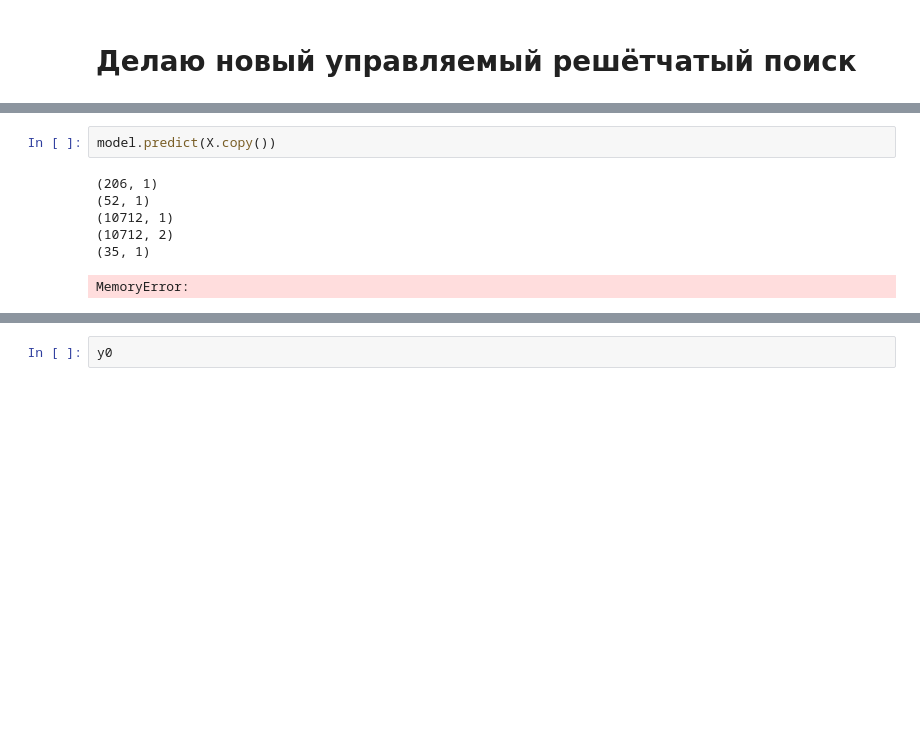
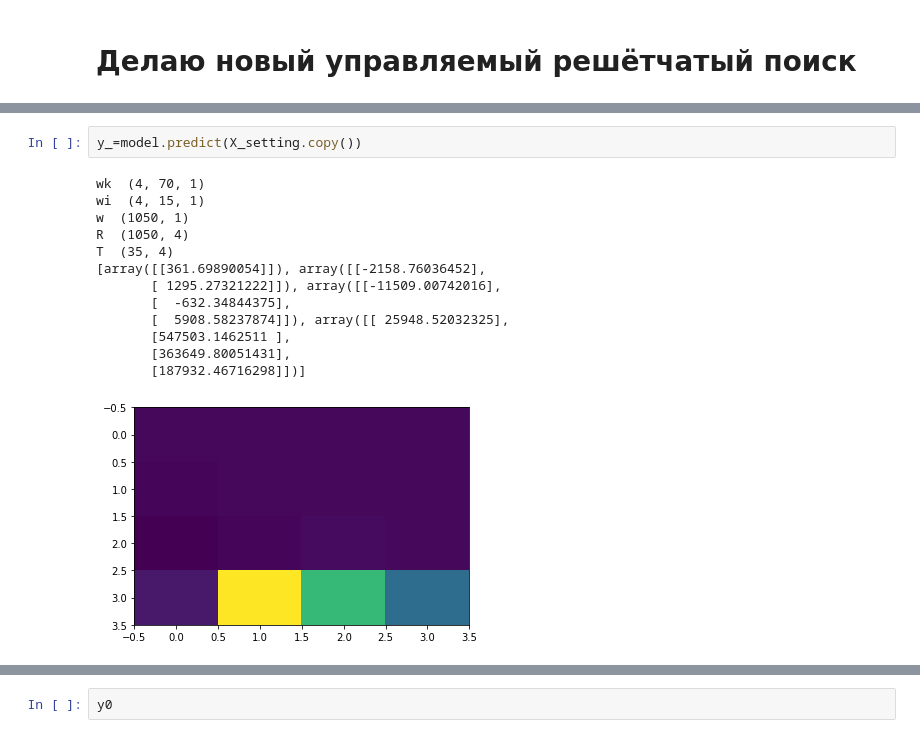
Before and after one commit to 89605502155/ML-repositry, a Jupyter notebook: new_NPLS1.ipynb, the cells around one changed output, grey strips where cells are left out. Cells and saved outputs as stored; diff of their text form; blank space fills up the shorter version.

```diff
--- a/new_NPLS1.ipynb
+++ b/new_NPLS1.ipynb
@@ -270,9 +312,16 @@ plt.plot(flatten(model.w_k).transpose())
-# %%
-model.predict(X.copy())
-# %% [output]
-(206, 1)
-(52, 1)
-(10712, 1)
-(10712, 2)
-(35, 1)
-MemoryError:
+# %%
+y_=model.predict(X_setting.copy())
+# %% [output]
+wk  (4, 70, 1)
+wi  (4, 15, 1)
+w  (1050, 1)
+R  (1050, 4)
+T  (35, 4)
+[array([[361.69890054]]), array([[-2158.76036452],
+       [ 1295.27321222]]), array([[-11509.00742016],
+       [  -632.34844375],
+       [  5908.58237874]]), array([[ 25948.52032325],
+       [547503.1462511 ],
+       [363649.80051431],
+       [187932.46716298]])]
+[figure, added]
```
Also changed, not shown: parts of 9 cells of this notebook, 1 other file.
